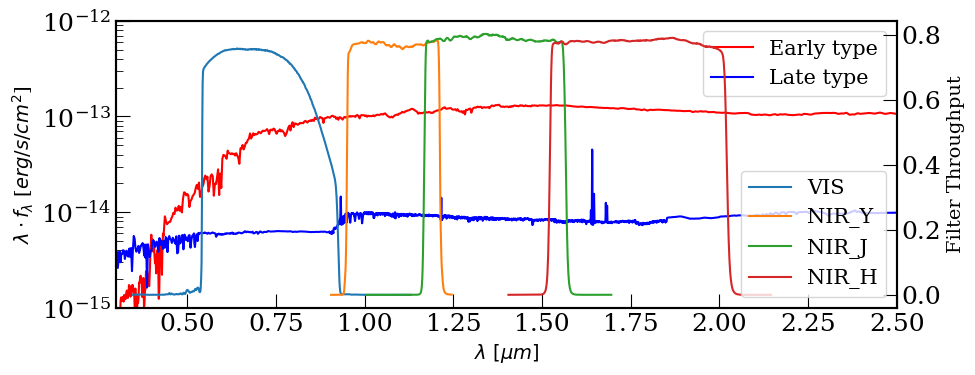
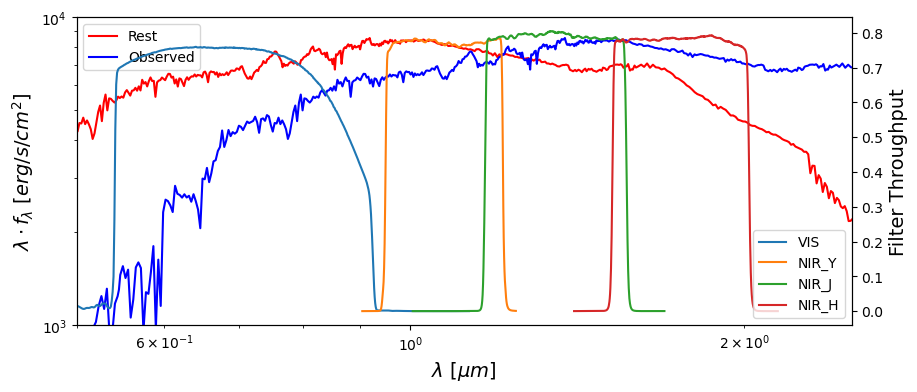
Unified diff of the notebook cell whose output changed from the first chart to the second:
--- before
+++ after
@@ -3,16 +3,21 @@
 fontsize = 14
 
-ax1.plot(Ell_SED_obs_scaled[0]*1e-4, Ell_SED_obs_scaled[0] * Ell_SED_obs_scaled[1], label='Early type', c='r')
-ax1.plot(S0_SED_obs_scaled[0]*1e-4, S0_SED_obs_scaled[0] * S0_SED_obs_scaled[1], label='Late type', c='b')
+ax1.plot((Ell_SED_rest[0] * u.AA).to(u.micron), Ell_SED_rest[0] * Ell_SED_rest[1], label='Rest', c='r')
+ax1.plot((Ell_SED_obs[0] * u.AA).to(u.micron), Ell_SED_obs[0] * Ell_SED_obs[1], label='Observed', c='b')
+
+
+
+ax2 = ax1.twinx()
+
+for i, filter in enumerate(filter_throughputs):
+    ax2.plot(filter[0]*1e-4, filter[1], label=pbs[i]['name'])
 
 ax1.set_yscale('log')
 #ax1.set_xscale('log')
 
-xlims = (3.0e-1, 2.5e0)
+xlims = (.5, 2.5)
 ax1.set_xlim(xlims)
-'''ax1.set_ylim((np.min([np.min(Ell_SED_obs_scaled[0][Ell_SED_obs_scaled[0]<xlims[1]] * Ell_SED_obs_scaled[1][Ell_SED_obs_scaled[0]<xlims[1]]), 
-                      np.min(S0_SED_obs_scaled[0][S0_SED_obs_scaled[0]<xlims[1]] * S0_SED_obs_scaled[1][S0_SED_obs_scaled[0]<xlims[1]])])/1.5, 
-              np.max([np.max(Ell_SED_obs_scaled[0] * Ell_SED_obs_scaled[1]), np.max(S0_SED_obs_scaled[0] * S0_SED_obs_scaled[1])])*1.5))'''
-ax1.set_ylim((1e-15, 1e-12))
+
+ax1.set_ylim((1e3, 1e4))
 
 ax1.set_xlabel(r'$\lambda\ [\mu m]$', fontsize=fontsize)
@@ -21,12 +26,9 @@
 ax1.legend()
 
-ax2 = ax1.twinx()
-
-for i, filter in enumerate(filter_throughputs):
-    ax2.plot(filter[0]*1e-4, filter[1], label=pbs[i]['name'])
-
 ax2.set_ylabel('Filter Throughput', fontsize=fontsize)
 ax2.legend(loc='lower right')
 #ax2.legend(loc='lower right')
+
+plt.xscale('log')
 plt.savefig('SEDs_with_throughputs.png', dpi=300)
 plt.show()

Commit: up to now, do not know what I added